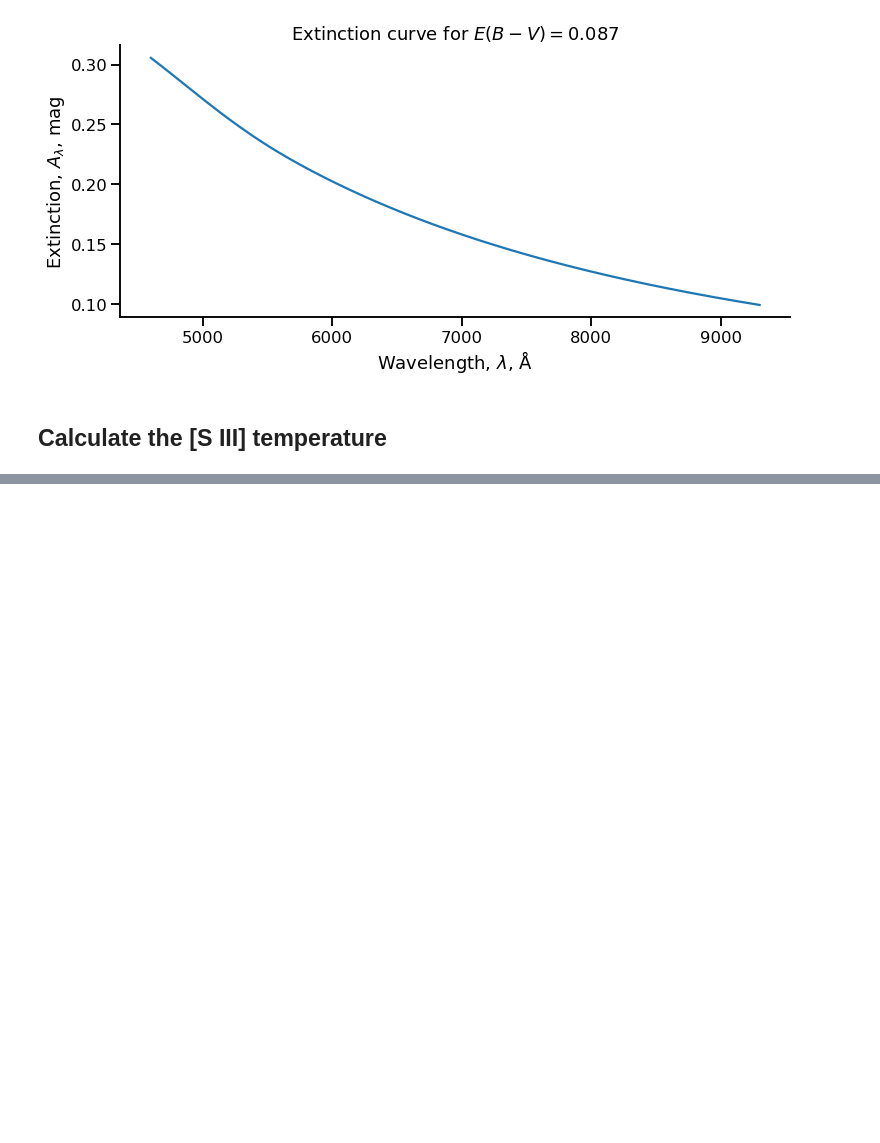
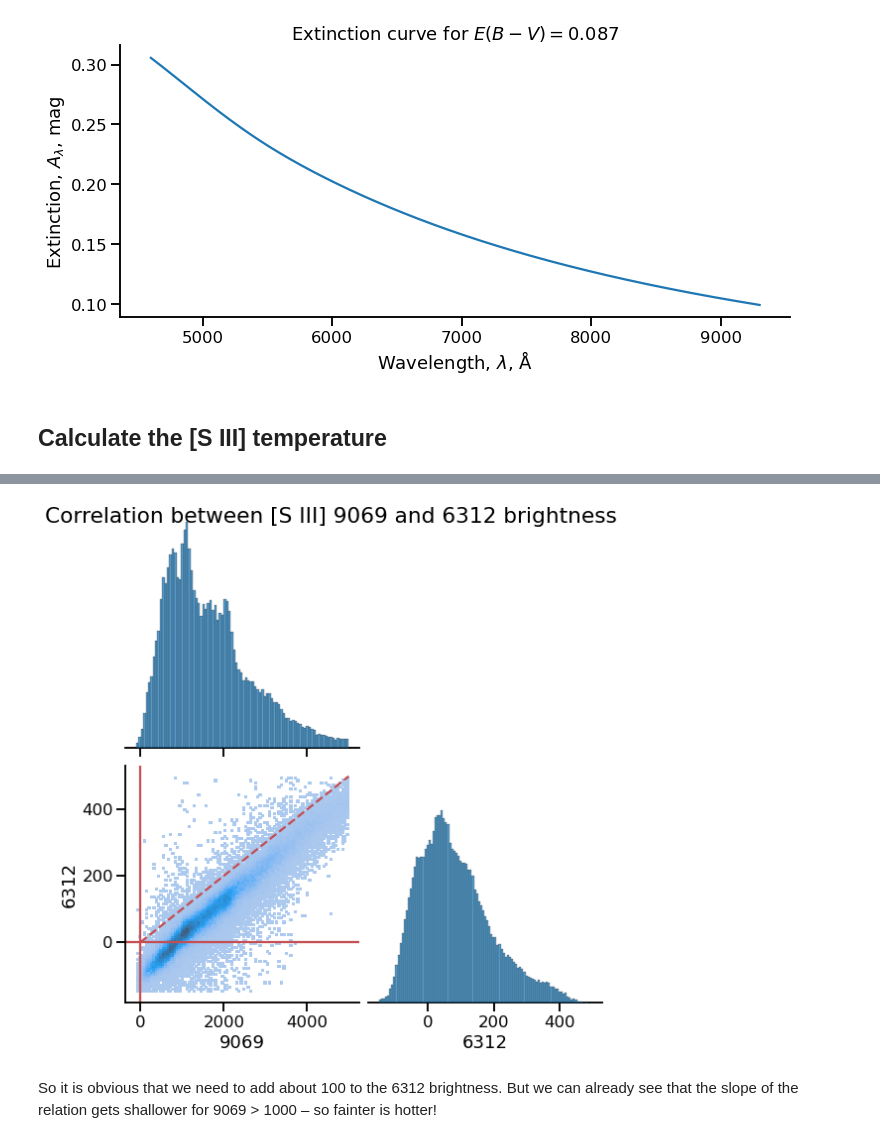
Before and after one commit to will-henney/muse-hii-regions, a Jupyter notebook: notebooks/01-01-more-line-ratios.ipynb, the cells around one changed output, grey strips where cells are left out. Cells and saved outputs as stored; diff of their text form; code cells hidden in the pictures; blank space fills up the shorter version.

```diff
--- a/notebooks/01-01-more-line-ratios.ipynb
+++ b/notebooks/01-01-more-line-ratios.ipynb
@@ -328,0 +338,29 @@ OSError: Invalid file: ../data/ngc346-siii-6312-bin01-sum.fits
+# %%
+imax = 5000
+slope = 0.1
+m = im9069.data < imax
+m = m & (im9069.data > -100)
+m = m & (im6312.data < slope*imax)
+m = m & ~im9069.mask & ~im6312.mask
+df = pd.DataFrame(
+    {
+        "9069": im9069.data[m],
+        "6312": im6312.data[m],
+    }
+)
+# %%
+g = sns.pairplot(
+    df,
+    kind="hist",
+    height=4,
+    corner=True,
+)
+
+g.axes[1, 0].axvline(0.0, color="r")
+g.axes[1, 0].axhline(0.0, color="r")
+g.axes[1, 0].plot([0, imax], [0, slope*imax], "--", color="r")
+g.fig.suptitle("Correlation between [S III] 9069 and 6312 brightness");
+# %% [output]
+[figure, added]
+# %% [markdown]
+So it is obvious that we need to add about 100 to the 6312 brightness.  But we can already see that the slope of the relation gets shallower for 9069 > 1000 – so fainter is hotter!
```
Also changed, not shown: parts of 26 cells of this notebook, 6 other files.
